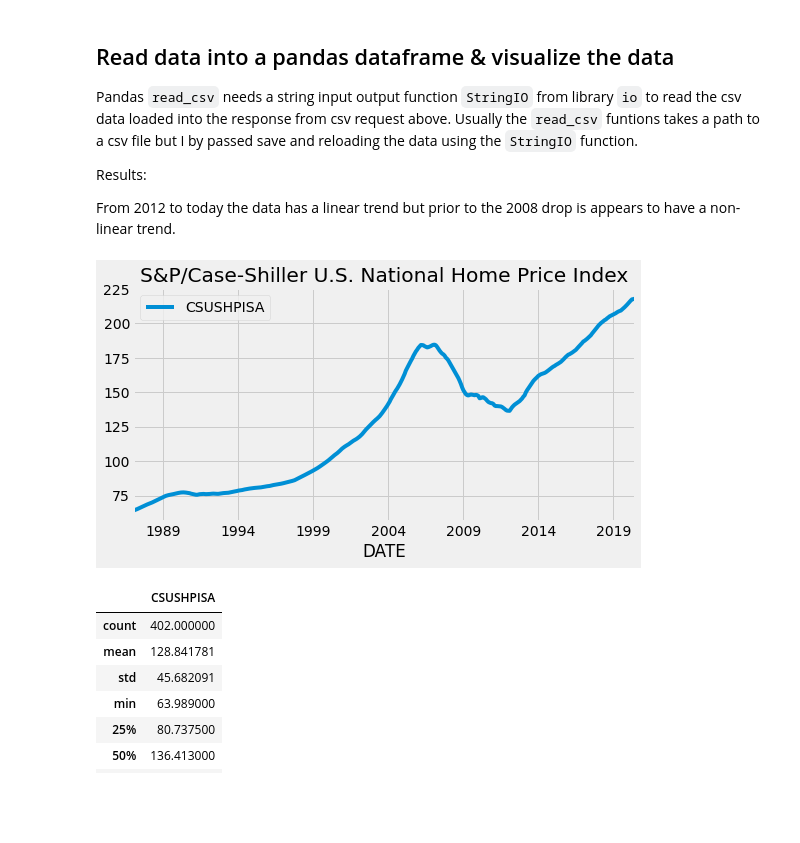
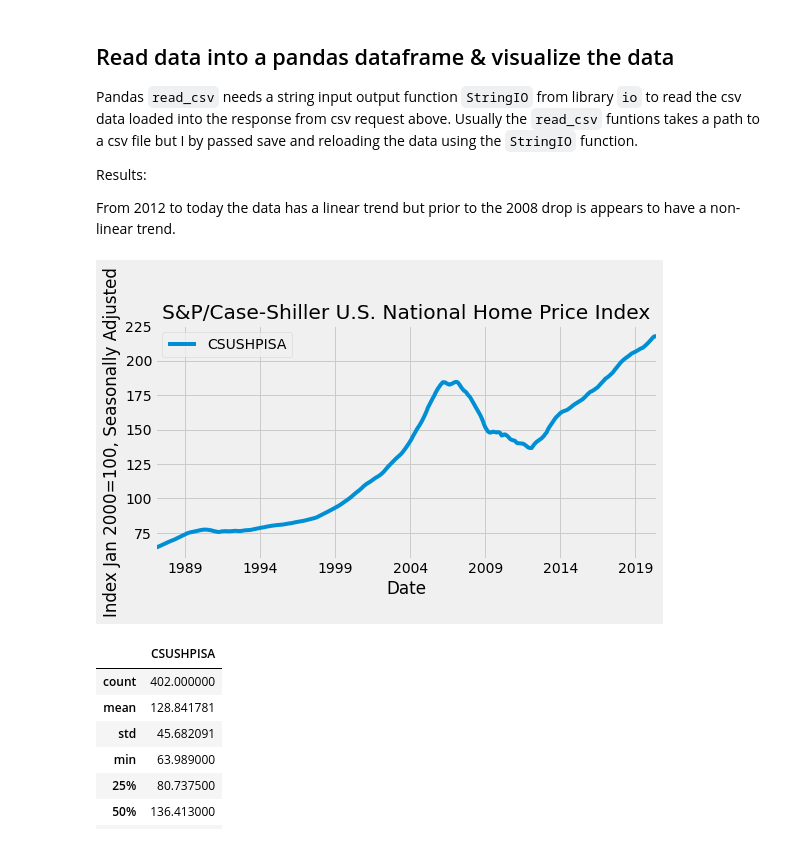
Before and after one commit to peparhugo/Econometrics_group_project, a Jupyter notebook: submission_1/univariate_time_series/Univariate Time Series.ipynb, the cells around one changed output. Cells and saved outputs as stored; diff of their text form; code cells hidden in the pictures; blank space fills up the shorter version.

Commit message:
fix: added x and y label to graphs, y unit is an Index

```diff
--- a/submission_1/univariate_time_series/Univariate Time Series.ipynb
+++ b/submission_1/univariate_time_series/Univariate Time Series.ipynb
@@ -113,10 +113,12 @@ From 2012 to today the data has a linear trend but prior to the 2008 drop is app
 # %%
 data= pd.read_csv(StringIO(resp.text),sep=',',parse_dates=['DATE'], index_col='DATE')
 data.plot(figsize=(8,4))
 plt.title('S&P/Case-Shiller U.S. National Home Price Index')
+plt.ylabel('Index Jan 2000=100, Seasonally Adjusted')
+plt.xlabel('Date')
 plt.show()
 # %% [output]
-[figure, old version]
+[figure, new version]
 # %%
 #see descirpion data to summarize the distribution of the data
 data.describe()
```
Also changed, not shown: parts of 8 cells of this notebook, 2 other files.
